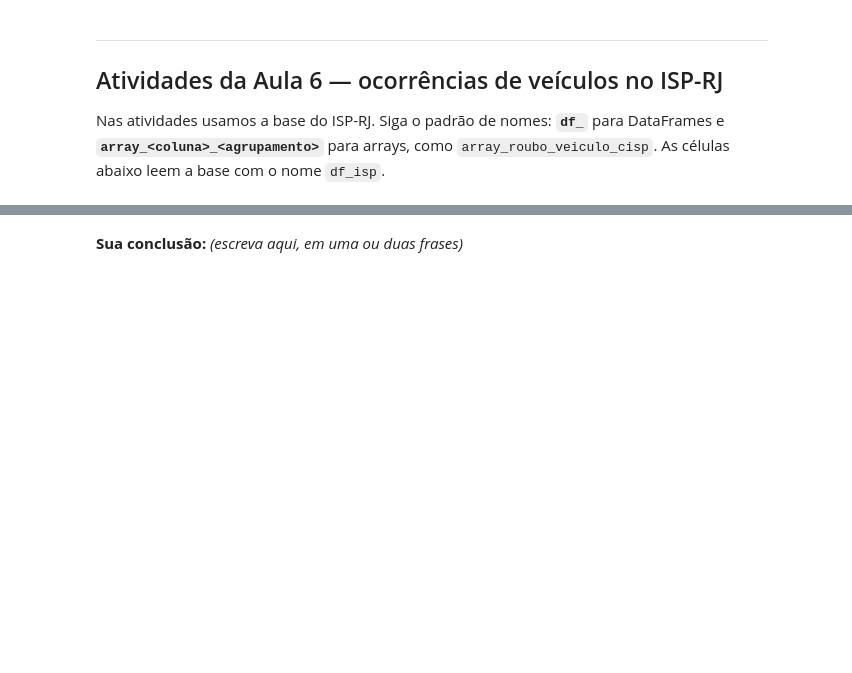
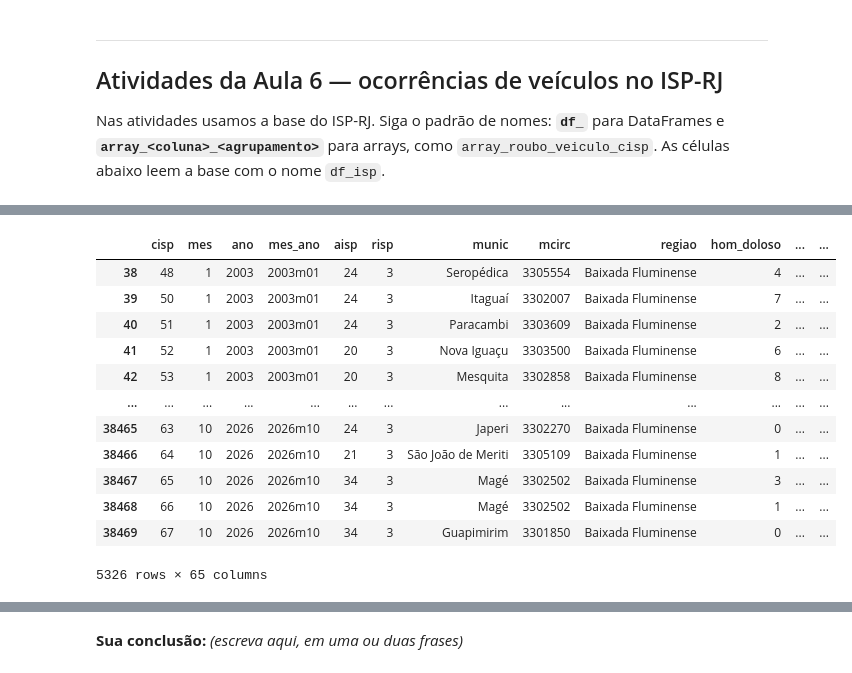
Before and after one commit to mavicostta/UC2., a Jupyter notebook: UC2_Caderno_Estudos_Aulas1a6.ipynb, the cells around one changed output, grey strips where cells are left out. Drawn from its saved outputs; the diff is of its cells as text; code cells hidden in the pictures; blank space fills up the shorter version.

```diff
--- a/UC2_Caderno_Estudos_Aulas1a6.ipynb
+++ b/UC2_Caderno_Estudos_Aulas1a6.ipynb
@@ -1052 +1290,18 @@ Base: `df_isp`, região `'Baixada Fluminense'`, ano **2024**, variável `roubo_v
+# %%
+df_baixada = df_isp.loc[df_isp['regiao'] == 'Baixada Fluminense']
+df_baixada
+# %% [output]
+|  | cisp | mes | ano | mes_ano | aisp | risp | munic | mcirc | regiao | hom_doloso | ... | ... |
+| 38 | 48 | 1 | 2003 | 2003m01 | 24 | 3 | Seropédica | 3305554 | Baixada Fluminense | 4 | ... | ... |
+| 39 | 50 | 1 | 2003 | 2003m01 | 24 | 3 | Itaguaí | 3302007 | Baixada Fluminense | 7 | ... | ... |
+| 40 | 51 | 1 | 2003 | 2003m01 | 24 | 3 | Paracambi | 3303609 | Baixada Fluminense | 2 | ... | ... |
+| 41 | 52 | 1 | 2003 | 2003m01 | 20 | 3 | Nova Iguaçu | 3303500 | Baixada Fluminense | 6 | ... | ... |
+| 42 | 53 | 1 | 2003 | 2003m01 | 20 | 3 | Mesquita | 3302858 | Baixada Fluminense | 8 | ... | ... |
+| ... | ... | ... | ... | ... | ... | ... | ... | ... | ... | ... | ... | ... |
+| 38465 | 63 | 10 | 2026 | 2026m10 | 24 | 3 | Japeri | 3302270 | Baixada Fluminense | 0 | ... | ... |
+| 38466 | 64 | 10 | 2026 | 2026m10 | 21 | 3 | São João de Meriti | 3305109 | Baixada Fluminense | 1 | ... | ... |
+| 38467 | 65 | 10 | 2026 | 2026m10 | 34 | 3 | Magé | 3302502 | Baixada Fluminense | 3 | ... | ... |
+| 38468 | 66 | 10 | 2026 | 2026m10 | 34 | 3 | Magé | 3302502 | Baixada Fluminense | 1 | ... | ... |
+| 38469 | 67 | 10 | 2026 | 2026m10 | 34 | 3 | Guapimirim | 3301850 | Baixada Fluminense | 0 | ... | ... |
+5326 rows × 65 columns
 # %%
```
Also changed, not shown: parts of 52 cells of this notebook.
